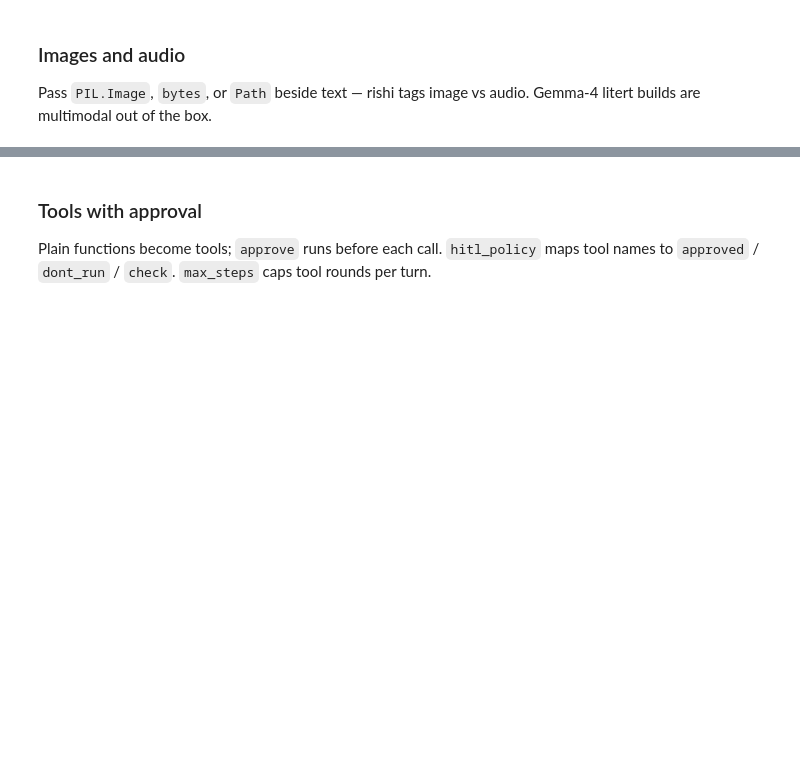
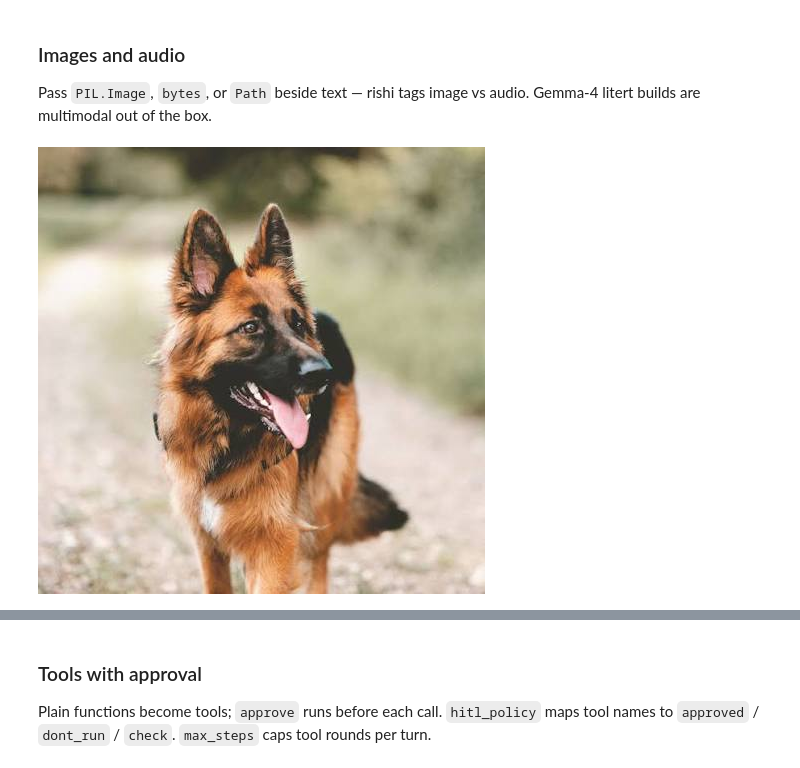
Before and after one commit to vedicreader/rishi, a Jupyter notebook: nbs/index.ipynb, the cells around one changed output, grey strips where cells are left out. Saved outputs shown, nothing was run; the diff lists cells and outputs as text; code cells hidden in the pictures; blank space fills up the shorter version.

```diff
--- a/nbs/index.ipynb
+++ b/nbs/index.ipynb
@@ -84,5 +135,12 @@ print(resp_text(r), '→', thought(r)[:80], '…')
 ### Images and audio
 
 Pass `PIL.Image`, `bytes`, or `Path` beside text — rishi tags image vs audio. Gemma-4 litert builds are multimodal out of the box.
+# %%
+#| eval: false
+from fastcore.all import img_bytes, Path
+from PIL import Image
+im = Image.open(Path(repo_root()/'nbs/images.jpeg')); im
+# %% [output]
+[figure, added]
 # %%
 #| eval: false
```
Also changed, not shown: parts of 11 cells of this notebook, 3 other files.
